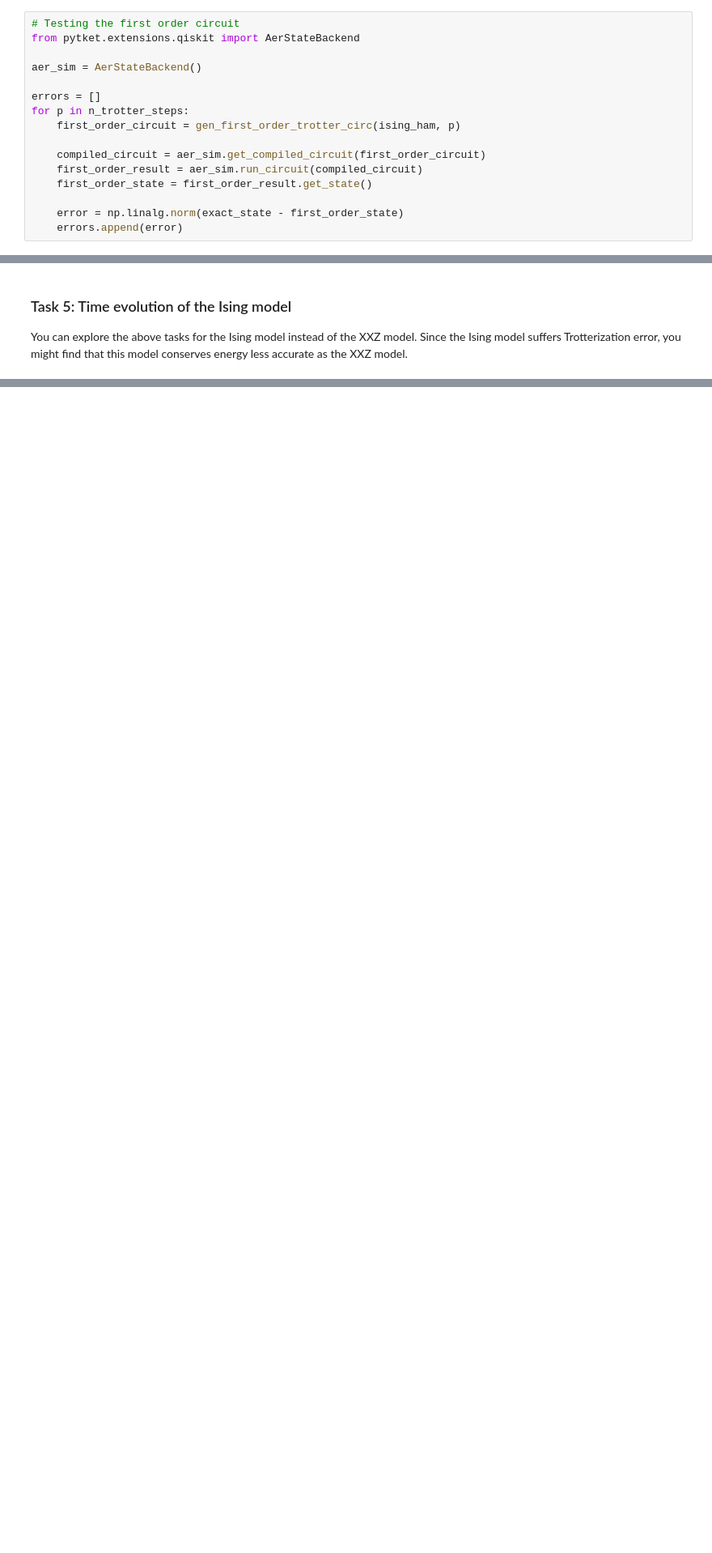
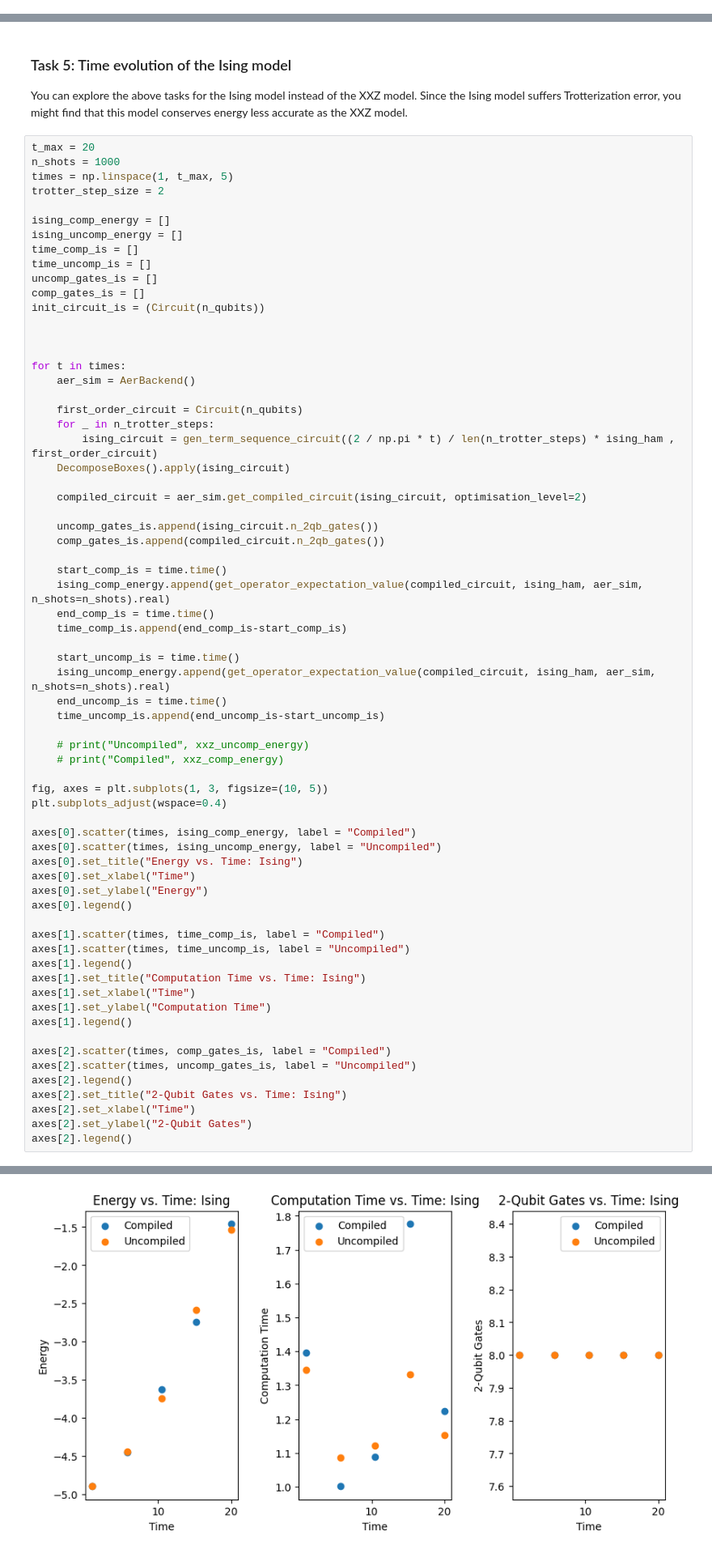
Before and after one commit to mattheweverette/2025-Quantinuum, a Jupyter notebook: notebooks/hamiltonian_simulation.ipynb, the cells around one changed output, grey strips where cells are left out. Shown at 81% size. Drawn from its saved outputs; the diff is of its cells as text; blank space fills up the shorter version.

```diff
--- a/notebooks/hamiltonian_simulation.ipynb
+++ b/notebooks/hamiltonian_simulation.ipynb
@@ -388,16 +407,0 @@ exact_state = np.matmul(time_evol_operator, initial_state)
-# %%
-# Testing the first order circuit
-from pytket.extensions.qiskit import AerStateBackend
-
-aer_sim = AerStateBackend()
-
-errors = []
-for p in n_trotter_steps:
-    first_order_circuit = gen_first_order_trotter_circ(ising_ham, p)
-
-    compiled_circuit = aer_sim.get_compiled_circuit(first_order_circuit)
-    first_order_result = aer_sim.run_circuit(compiled_circuit)
-    first_order_state = first_order_result.get_state()
-
-    error = np.linalg.norm(exact_state - first_order_state)
-    errors.append(error)
@@ -590,3 +565,71 @@ Simulate the time evolution of the expectation value of $Z_i$ (or any other easy
 ### Task 5: Time evolution of the Ising model
 
 You can explore the above tasks for the Ising model instead of the XXZ model. Since the Ising model suffers Trotterization error, you might find that this model conserves energy less accurate as the XXZ model.
+# %%
+t_max = 20
+n_shots = 1000
+times = np.linspace(1, t_max, 5)
+trotter_step_size = 2
+
+ising_comp_energy = []
+ising_uncomp_energy = []
+time_comp_is = []
+time_uncomp_is = []
+uncomp_gates_is = []
+comp_gates_is = []
+init_circuit_is = (Circuit(n_qubits))
+
+
+
+for t in times:
+    aer_sim = AerBackend()
+
+    first_order_circuit = Circuit(n_qubits)
+    for _ in n_trotter_steps:
+        ising_circuit = gen_term_sequence_circuit((2 / np.pi * t) / len(n_trotter_steps) * ising_ham , first_order_circuit)
+    DecomposeBoxes().apply(ising_circuit)
+
+    compiled_circuit = aer_sim.get_compiled_circuit(ising_circuit, optimisation_level=2)
+
+    uncomp_gates_is.append(ising_circuit.n_2qb_gates())
+    comp_gates_is.append(compiled_circuit.n_2qb_gates())
+
+    start_comp_is = time.time()
+    ising_comp_energy.append(get_operator_expectation_value(compiled_circuit, ising_ham, aer_sim, n_shots=n_shots).real)
+    end_comp_is = time.time()
+    time_comp_is.append(end_comp_is-start_comp_is)
+
+    start_uncomp_is = time.time()
+    ising_uncomp_energy.append(get_operator_expectation_value(compiled_circuit, ising_ham, aer_sim, n_shots=n_shots).real)
+    end_uncomp_is = time.time()
+    time_uncomp_is.append(end_uncomp_is-start_uncomp_is)
+
+    # print("Uncompiled", xxz_uncomp_energy)
+    # print("Compiled", xxz_comp_energy)
+
+fig, axes = plt.subplots(1, 3, figsize=(10, 5))
+plt.subplots_adjust(wspace=0.4)
+
+axes[0].scatter(times, ising_comp_energy, label = "Compiled")
+axes[0].scatter(times, ising_uncomp_energy, label = "Uncompiled")
+axes[0].set_title("Energy vs. Time: Ising")
+axes[0].set_xlabel("Time")
+axes[0].set_ylabel("Energy")
+axes[0].legend()
+
+axes[1].scatter(times, time_comp_is, label = "Compiled")
+axes[1].scatter(times, time_uncomp_is, label = "Uncompiled")
+axes[1].legend()
+axes[1].set_title("Computation Time vs. Time: Ising")
+axes[1].set_xlabel("Time")
+axes[1].set_ylabel("Computation Time")
+axes[1].legend()
+
+axes[2].scatter(times, comp_gates_is, label = "Compiled")
+axes[2].scatter(times, uncomp_gates_is, label = "Uncompiled")
+axes[2].legend()
+axes[2].set_title("2-Qubit Gates vs. Time: Ising")
+axes[2].set_xlabel("Time")
+axes[2].set_ylabel("2-Qubit Gates")
+axes[2].legend()
+# %% [output]
@@ -592,0 +637 @@ You can explore the above tasks for the Ising model instead of the XXZ model. Si
+[figure, added]
```
Also changed, not shown: parts of 9 cells of this notebook.
